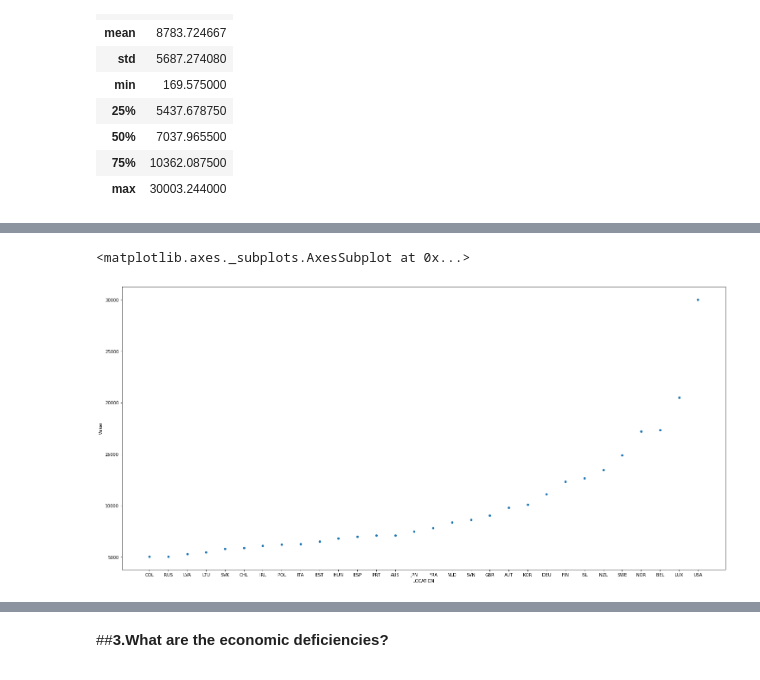
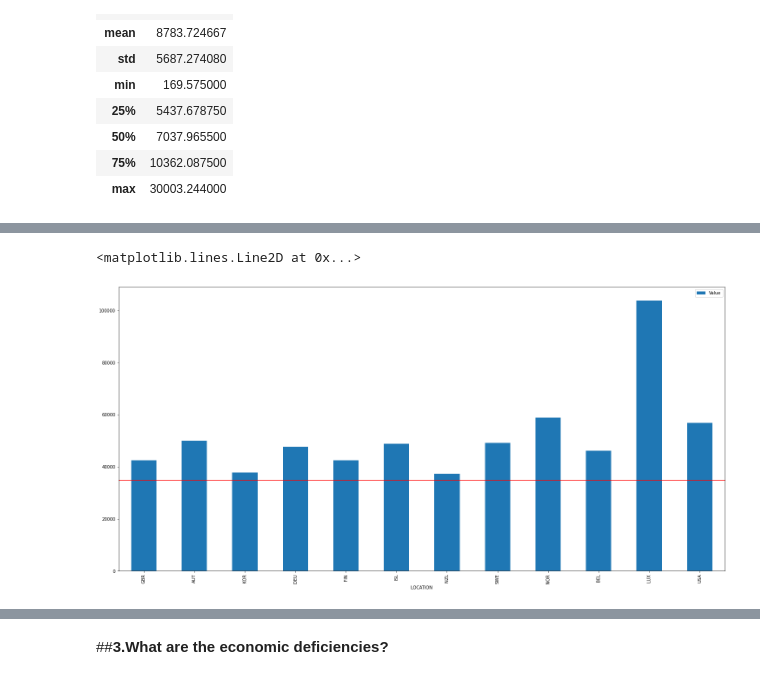
Before and after one commit to jonnie763/DATA-690-WANG-Stats-and-Visualizations, a Jupyter notebook: Jonathan_Rius_Deliverable_2.ipynb, the cells around one changed output, grey strips where cells are left out. Saved outputs shown, nothing was run; the diff lists cells and outputs as text; code cells hidden in the pictures.

```diff
--- a/Jonathan_Rius_Deliverable_2.ipynb
+++ b/Jonathan_Rius_Deliverable_2.ipynb
@@ -446,6 +412,6 @@ df.describe()
 # %%
-df.tail(30)
-df=df.tail(30)
-df.head(1)
+df.tail(12)
+df=df.tail(12)
+df
 # %% [output]
 |  | LOCATION | Value |
@@ -452,0 +430,3 @@ df.head(1)
+# %%
+Top_12 = list(df["LOCATION"]) # Listing numbers from tuition fee for UMBC
+Top_12
@@ -452,0 +446,12 @@ df.head(1)
+# %%
+df2 = pd.read_csv("/content/DP_LIVE_25102020054342653.csv") # Upload file from college scoreboard raw data folder, this code reads the file but not every line for spacing.
+df2.drop(columns=['INDICATOR',"SUBJECT","MEASURE", 'FREQUENCY','TIME',"Flag Codes"])
+df2=df2.drop(columns=['INDICATOR',"SUBJECT","MEASURE", 'FREQUENCY','TIME',"Flag Codes"])
+df2.sort_values(by=['Value'], inplace=True)
+df2.drop_duplicates(subset=['LOCATION'])
+df2=df2.drop_duplicates(subset=['LOCATION'])
+df2
+df2 = df2.set_index( "LOCATION", drop = False) # Find and display, selects the column "INSTMN" then filters to "University of Maryland-Baltimore County", can filter out later for Tuition Info
+df2.loc[Top_12]
+Top_12_GRAPH=df2.loc[Top_12]
+Top_12_GRAPH
@@ -453,5 +473,6 @@ df.head(1)
 # %%
-df.plot(kind='scatter',x='LOCATION',y='Value')
+Top_12_GRAPH.plot(kind='bar',x='LOCATION',y='Value')
+plt.axhline(y=34819.430959, color='r')
 # %% [output]
-<matplotlib.axes._subplots.AxesSubplot at 0x...>
+<matplotlib.lines.Line2D at 0x...>
-[figure, old version]
+[figure, new version]
```
Also changed, not shown: parts of 79 cells of this notebook.
